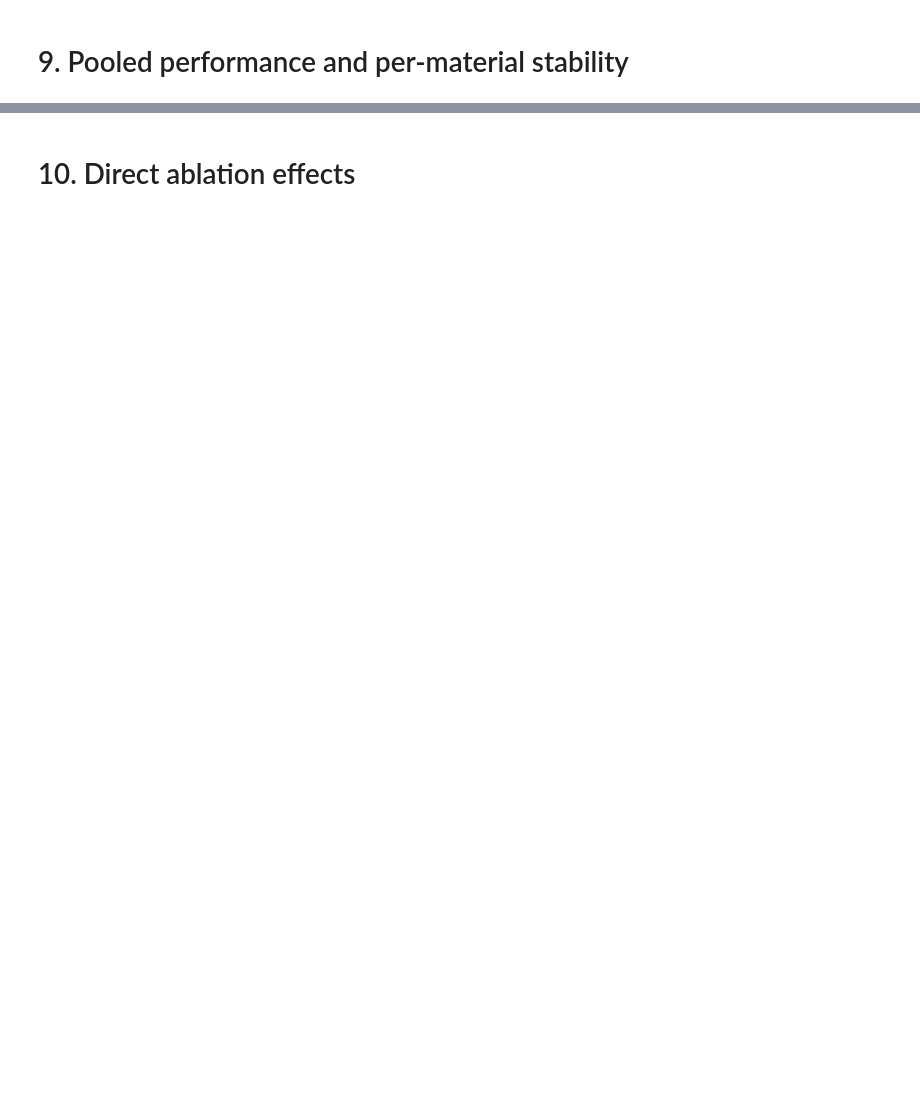
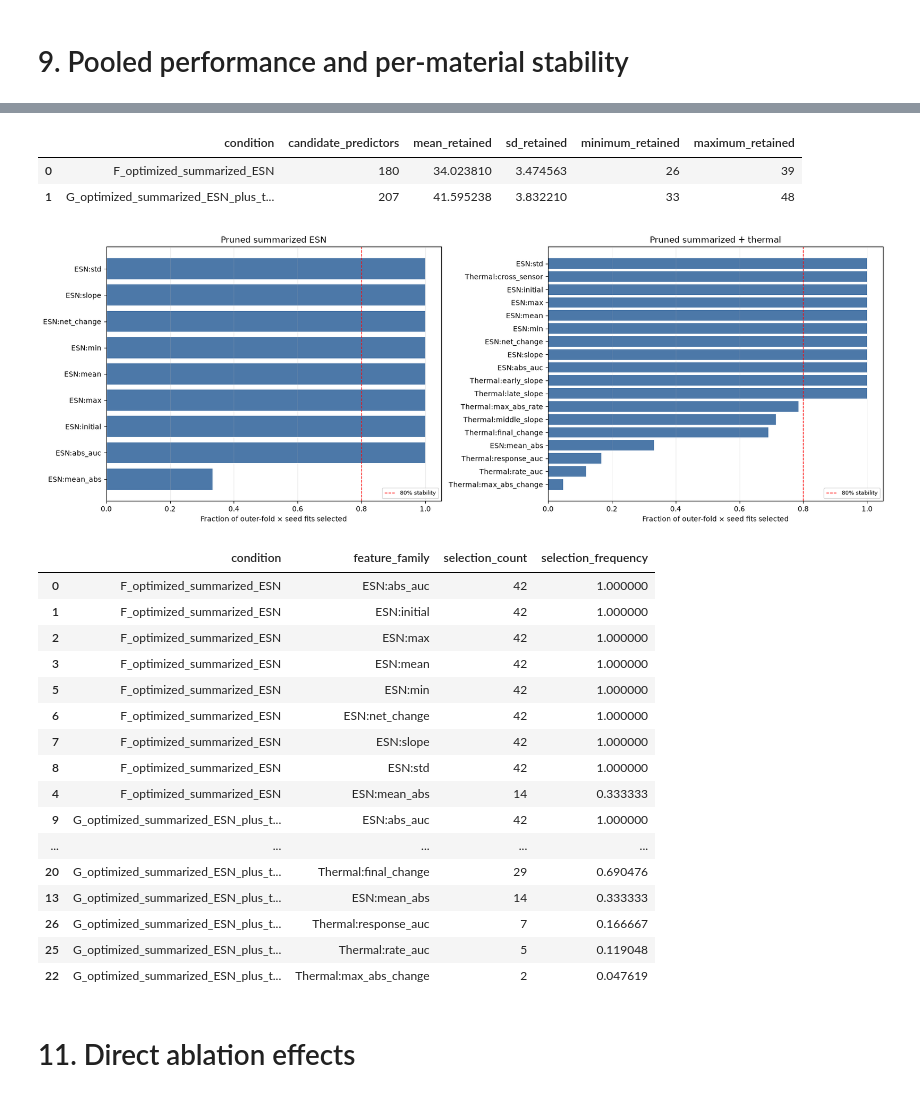
Before and after one commit to cojulieanne/Warmth-Sensor-Object-Detection, a Jupyter notebook: notebooks/ABLA - Raw versus Summarized ESN State Representation.ipynb, the cells around one changed output, grey strips where cells are left out. Cells and saved outputs as stored; diff of their text form; code cells hidden in the pictures; blank space fills up the shorter version.

```diff
--- a/notebooks/ABLA - Raw versus Summarized ESN State Representation.ipynb
+++ b/notebooks/ABLA - Raw versus Summarized ESN State Representation.ipynb
@@ -630,5 +763,72 @@ plt.show()
+# %%
+optimized_conditions = [
+    "F_optimized_summarized_ESN",
+    "G_optimized_summarized_ESN_plus_thermal",
+]
+
+display(
+    FOLD_FEATURE_COUNTS[FOLD_FEATURE_COUNTS["condition"].isin(optimized_conditions)]
+    .groupby("condition", as_index=False)
+    .agg(
+        candidate_predictors=("candidate_predictors", "first"),
+        mean_retained=("retained_predictors", "mean"),
+        sd_retained=("retained_predictors", "std"),
+        minimum_retained=("retained_predictors", "min"),
+        maximum_retained=("retained_predictors", "max"),
+    )
+)
+
+selection_frequency = (
+    SELECTION_RECORDS[["condition", "fold", "seed", "feature_family"]]
+    .drop_duplicates()
+    .groupby(["condition", "feature_family"], as_index=False)
+    .agg(selection_count=("fold", "size"))
+)
+selection_frequency["selection_frequency"] = (
+    selection_frequency["selection_count"]
+    / (METADATA["Sample"].nunique() * len(RESERVOIR_SEEDS))
+)
+
+fig, axes = plt.subplots(1, 2, figsize=(17, 6), sharey=False)
+for axis, condition in zip(axes, optimized_conditions):
+    part = selection_frequency[selection_frequency["condition"] == condition].sort_values(
+        "selection_frequency", ascending=True
+    )
+    axis.barh(part["feature_family"], part["selection_frequency"], color="#4c78a8")
+    axis.axvline(0.80, color="red", linestyle="--", linewidth=1, label="80% stability")
+    axis.set_xlim(0, 1.05)
+    axis.set_xlabel("Fraction of outer-fold × seed fits selected")
+    axis.set_title(CONDITION_LABELS[condition])
+    axis.grid(axis="x", alpha=.25)
+    axis.legend(fontsize=8)
+plt.tight_layout()
+plt.show()
+
+display(selection_frequency.sort_values(["condition", "selection_frequency"], ascending=[True, False]))
+# %% [output]
+|  | condition | candidate_predictors | mean_retained | sd_retained | minimum_retained | maximum_retained |
+| 0 | F_optimized_summarized_ESN | 180 | 34.023810 | 3.474563 | 26 | 39 |
+| 1 | G_optimized_summarized_ESN_plus_t... | 207 | 41.595238 | 3.832210 | 33 | 48 |
+[figure, added]
+|  | condition | feature_family | selection_count | selection_frequency |
+| 0 | F_optimized_summarized_ESN | ESN:abs_auc | 42 | 1.000000 |
+| 1 | F_optimized_summarized_ESN | ESN:initial | 42 | 1.000000 |
+| 2 | F_optimized_summarized_ESN | ESN:max | 42 | 1.000000 |
+| 3 | F_optimized_summarized_ESN | ESN:mean | 42 | 1.000000 |
+| 5 | F_optimized_summarized_ESN | ESN:min | 42 | 1.000000 |
+| 6 | F_optimized_summarized_ESN | ESN:net_change | 42 | 1.000000 |
+| 7 | F_optimized_summarized_ESN | ESN:slope | 42 | 1.000000 |
+| 8 | F_optimized_summarized_ESN | ESN:std | 42 | 1.000000 |
+| 4 | F_optimized_summarized_ESN | ESN:mean_abs | 14 | 0.333333 |
+| 9 | G_optimized_summarized_ESN_plus_t... | ESN:abs_auc | 42 | 1.000000 |
+| ... | ... | ... | ... | ... |
+| 20 | G_optimized_summarized_ESN_plus_t... | Thermal:final_change | 29 | 0.690476 |
+| 13 | G_optimized_summarized_ESN_plus_t... | ESN:mean_abs | 14 | 0.333333 |
+| 26 | G_optimized_summarized_ESN_plus_t... | Thermal:response_auc | 7 | 0.166667 |
+| 25 | G_optimized_summarized_ESN_plus_t... | Thermal:rate_auc | 5 | 0.119048 |
+| 22 | G_optimized_summarized_ESN_plus_t... | Thermal:max_abs_change | 2 | 0.047619 |
 # %% [markdown]
-# 10. Direct ablation effects
+# 11. Direct ablation effects
 # %%
 metric_lookup = OVERALL.set_index("condition")
 contrasts = [
```
Also changed, not shown: parts of 15 cells of this notebook, 15 other files.
